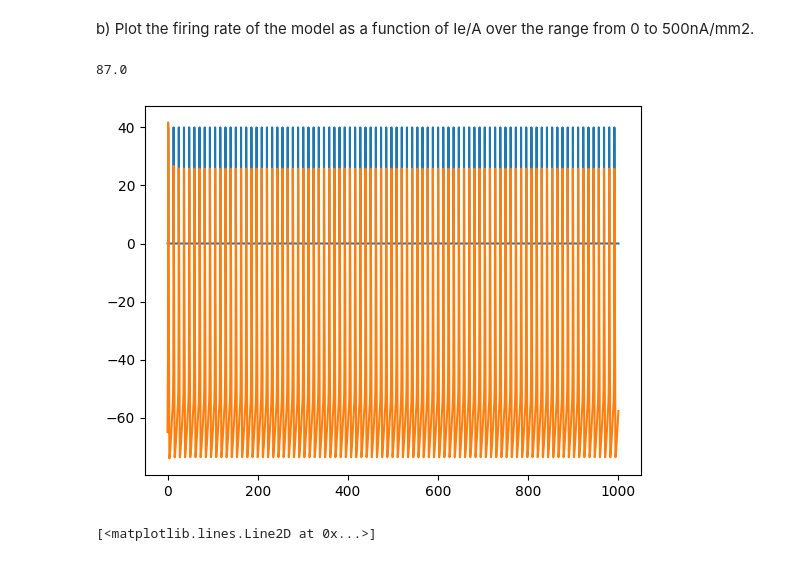
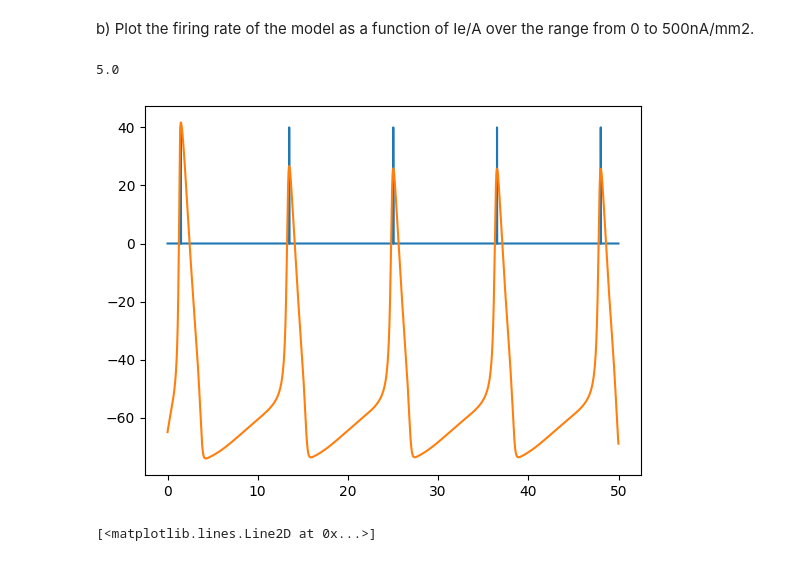
Before and after one commit to Mintherbi/Theoretical-Neuroscience, a Jupyter notebook: Hudgkin Huxley Model.ipynb, the cells around one changed output. Drawn from its saved outputs; the diff is of its cells as text; code cells hidden in the pictures.

```diff
--- a/Hudgkin Huxley Model.ipynb
+++ b/Hudgkin Huxley Model.ipynb
@@ -99,7 +99,7 @@ def X_Infty(Alpha, Beta):
 # %% [markdown]
 a) Use an external current with Ie/A = 200 nA/mm2 and plot V, m, h, and n as functions of time for a suitable interval.
 # %%
-t, V, n, m, h = HudgkinHuxleyModel(200, T=100)
+t, V, n, m, h = HudgkinHuxleyModel(200, T=20)
 
 plt.figure(figsize=(12, 8))
 
@@ -132,26 +132,24 @@ b) Plot the firing rate of the model as a function of Ie/A over the range from 0
 # %%
 def countSpike(V, T=TOTAL, dt=DT):
     N = int(T/dt)
     r = np.zeros(N)
 
     for i in range(N-2):
         if V[i+1]-V[i] > 0 and V[i+2]-V[i+1] < 0:
             r[i+1] = 1
 
     return r
 
-T=1000
+t, V, n, m, h = HudgkinHuxleyModel(200, T=50)
 
-t, V, n, m, h = HudgkinHuxleyModel(200, T=T)
-
-r = countSpike(V, T=T)
+r = countSpike(V, T=50)
 
 plt.plot(t, r*40)
 plt.plot(t, V)
 print(r.sum())
 # %% [output]
-87.0
+5.0
-[figure, old version]
+[figure, new version]
 # %%
 A = np.zeros(500)
 
```
Also changed, not shown: parts of 12 cells of this notebook.
